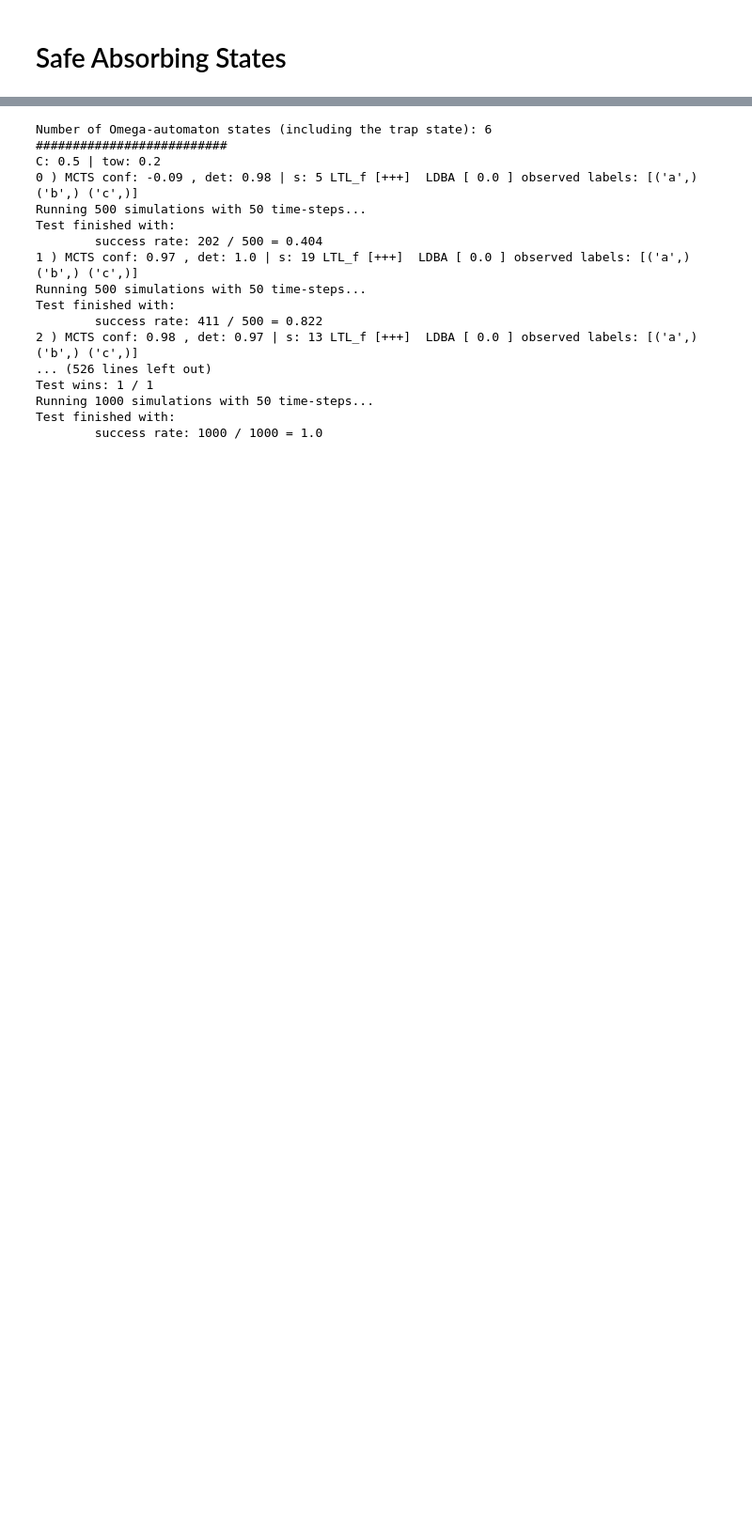
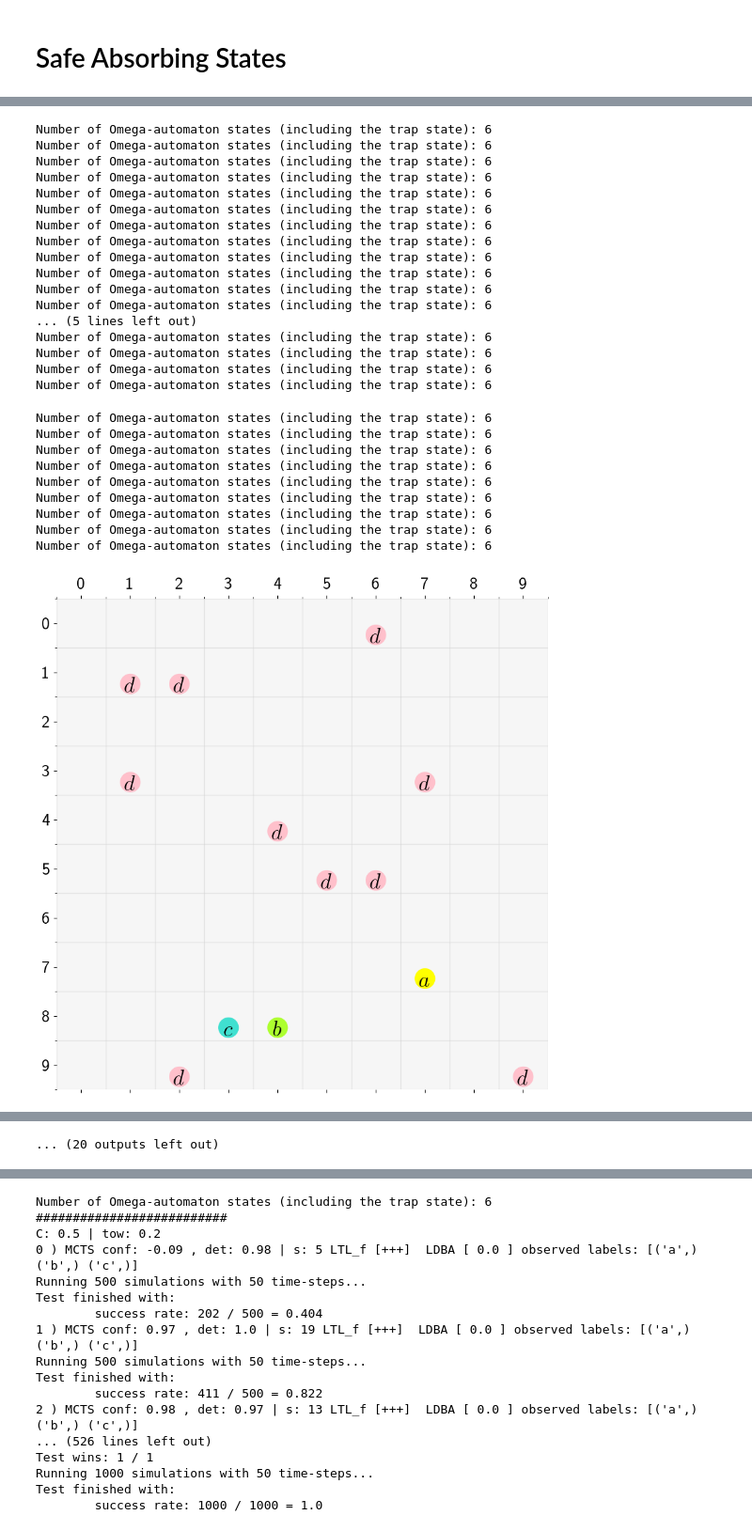
Before and after one commit to CL2-UWaterloo/RL-LTL, a Jupyter notebook: Main/Scratch.ipynb, the cells around one changed output, grey strips where cells are left out. Shown at 94% size. Cells and saved outputs as stored; diff of their text form; code cells hidden in the pictures; blank space fills up the shorter version.

```diff
--- a/Main/Scratch.ipynb
+++ b/Main/Scratch.ipynb
@@ -15,3 +16 @@ import numpy as np
 from matplotlib import pyplot as plt
-# %%
-gw = grid_world(name='random', plot=True, p=1)
@@ -20,0 +88,14 @@ Number of Omega-automaton states (including the trap state): 6
+# %%
+for i in range(1,11):
+    for n in range(5):
+        model = build_model(gw.ch_states[(0,0,0,0)].shape, gw.csrl.shape[-1])
+        with open(f'gw{i}.dat', 'rb') as f:
+            gw = pickle.load(f)
+
+        env = RL_LTL(gw, model)
+        env.train(10, smart_start=True)
+        env.get_policy(1, reset_tables=False)
+
+        with open(f'outputs/Ours/benchmark/benchmark{i}{n}_p{gw.p}.txt', 'w') as f:
+            f.write('succ_rate:\n')
+            f.write(', '.join(str(i) for i in env.policy_succ_rate))
@@ -20,0 +124,33 @@ Number of Omega-automaton states (including the trap state): 6
+# %%
+for i in range(30):
+    gw = grid_world(name='random', plot=True, shape=(10,10), p=1)
+    with open(f'outputs/gws/train/gw{i}.dat', 'wb') as f:
+        pickle.dump(gw, f)
+# %% [output]
+Number of Omega-automaton states (including the trap state): 6
+Number of Omega-automaton states (including the trap state): 6
+Number of Omega-automaton states (including the trap state): 6
+Number of Omega-automaton states (including the trap state): 6
+Number of Omega-automaton states (including the trap state): 6
+Number of Omega-automaton states (including the trap state): 6
+Number of Omega-automaton states (including the trap state): 6
+Number of Omega-automaton states (including the trap state): 6
+Number of Omega-automaton states (including the trap state): 6
+Number of Omega-automaton states (including the trap state): 6
+Number of Omega-automaton states (including the trap state): 6
+Number of Omega-automaton states (including the trap state): 6
+... (5 lines left out)
+Number of Omega-automaton states (including the trap state): 6
+Number of Omega-automaton states (including the trap state): 6
+Number of Omega-automaton states (including the trap state): 6
+Number of Omega-automaton states (including the trap state): 6
+Number of Omega-automaton states (including the trap state): 6
+Number of Omega-automaton states (including the trap state): 6
+Number of Omega-automaton states (including the trap state): 6
+Number of Omega-automaton states (including the trap state): 6
+Number of Omega-automaton states (including the trap state): 6
+Number of Omega-automaton states (including the trap state): 6
+Number of Omega-automaton states (including the trap state): 6
+Number of Omega-automaton states (including the trap state): 6
+Number of Omega-automaton states (including the trap state): 6
+[figure, added]
@@ -21,3 +166,4 @@ Number of Omega-automaton states (including the trap state): 6
+... (20 outputs left out)
 # %%
 gw = grid_world(name='sequential_delivery', n_danger=6, plot=True, p=1)
 csrl = gw.csrl
```
Also changed, not shown: parts of 8 cells of this notebook, 1 other file.
